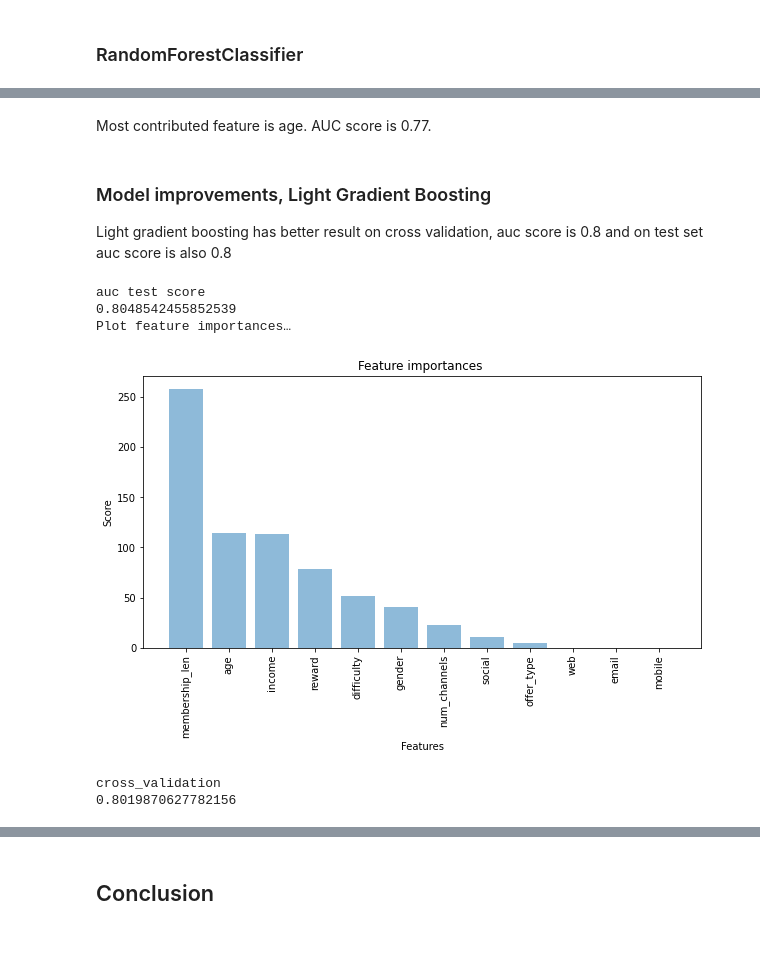
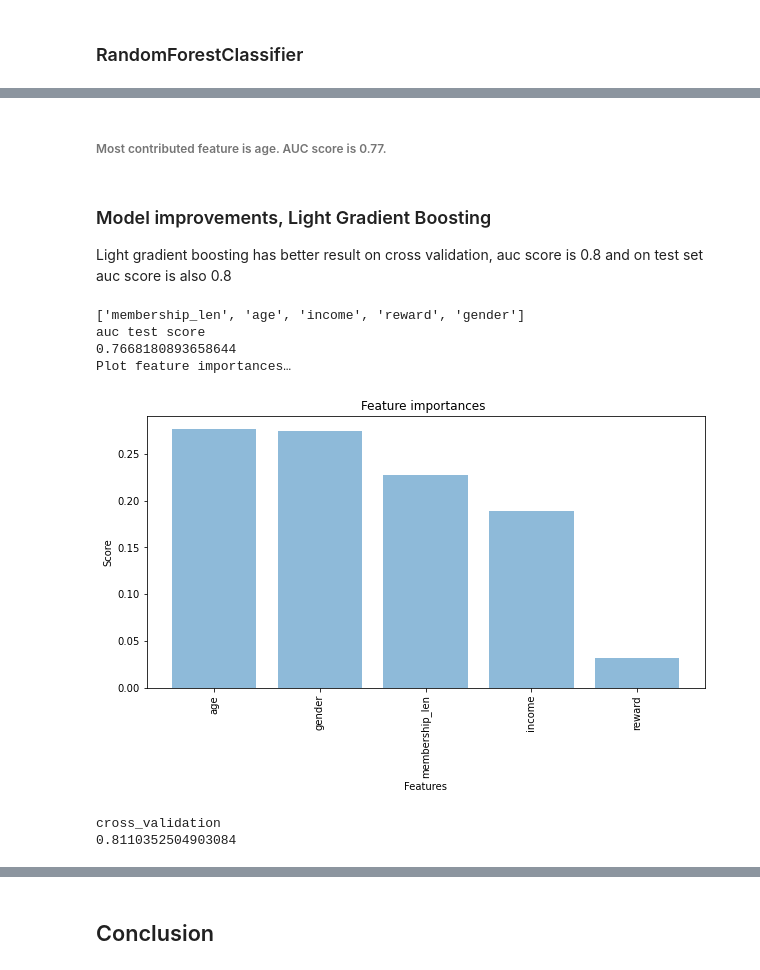
Before and after one commit to kuzn137/StarbucksCapstoneProject, a Jupyter notebook: Starbucks_Capstone_notebook.ipynb, the cells around one changed output, grey strips where cells are left out. Saved outputs shown, nothing was run; the diff lists cells and outputs as text; code cells hidden in the pictures; blank space fills up the shorter version.

```diff
--- a/Starbucks_Capstone_notebook.ipynb
+++ b/Starbucks_Capstone_notebook.ipynb
@@ -424,5 +477,5 @@ cross_validation
 # %% [markdown]
-Most contributed feature is age. AUC score is 0.77.
+###### Most contributed feature is age. AUC score is 0.77.
 # %% [markdown]
 ### Model improvements, Light Gradient Boosting
 
@@ -432,9 +483,21 @@ model = lgb.LGBMClassifier(boosting_type ='gbdt', learning_rate = 0.1, num_leave
-# %%
-score_test, score_validation=modeling(model, X, Y)
-# %% [output]
-auc test score
-0.8048542455852539
-Plot feature importances…
-[figure, removed]
-cross_validation
-0.8019870627782156
+# %%
+model = lgb.LGBMClassifier(boosting_type ='gbdt', learning_rate = 0.1, num_leaves=31, max_depth = 3, class_weight="balanced", random_seed=2)
+#incoding of categorical columns
+le  = LabelEncoder()
+print(num_col+cat_col)
+#df=df[~df["gender"].isna()]
+X=df[num_col+cat_col]
+#X['gender']=X['gender'].fillna("Unknown")
+for i in cat_col:
+    X[i]=le.fit_transform(X[i].astype('category'))
+Y=df['event_count']
+model = RandomForestClassifier(max_depth = 3, class_weight="balanced")
+score_train, score_test, score_validation, y_pred, y_test, X_test, model=modeling(model, X, Y)
+# %% [output]
+['membership_len', 'age', 'income', 'reward', 'gender']
+auc test score
+0.7668180893658644
+Plot feature importances…
+[figure, added]
+cross_validation
+0.8110352504903084
```
Also changed, not shown: parts of 39 cells of this notebook.
